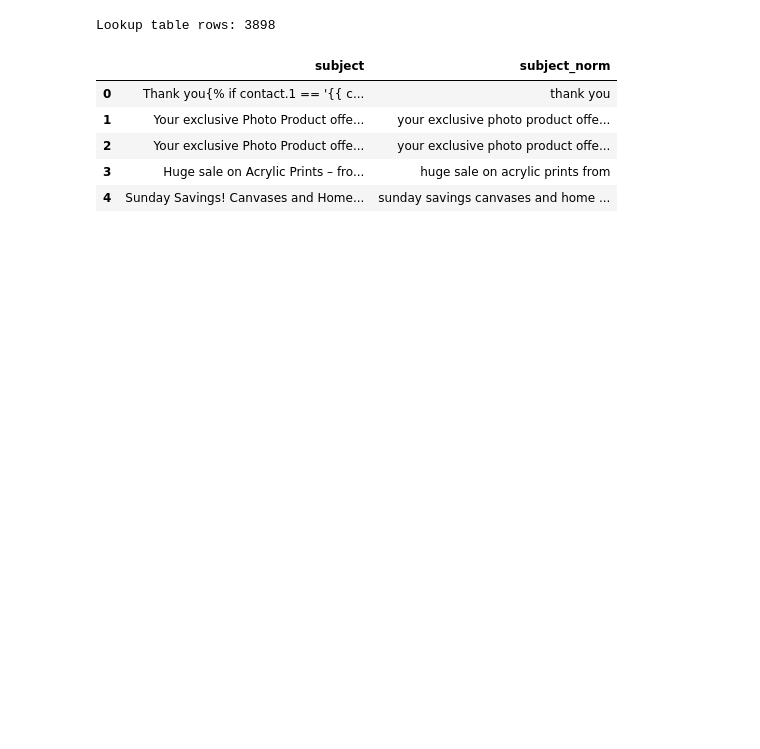
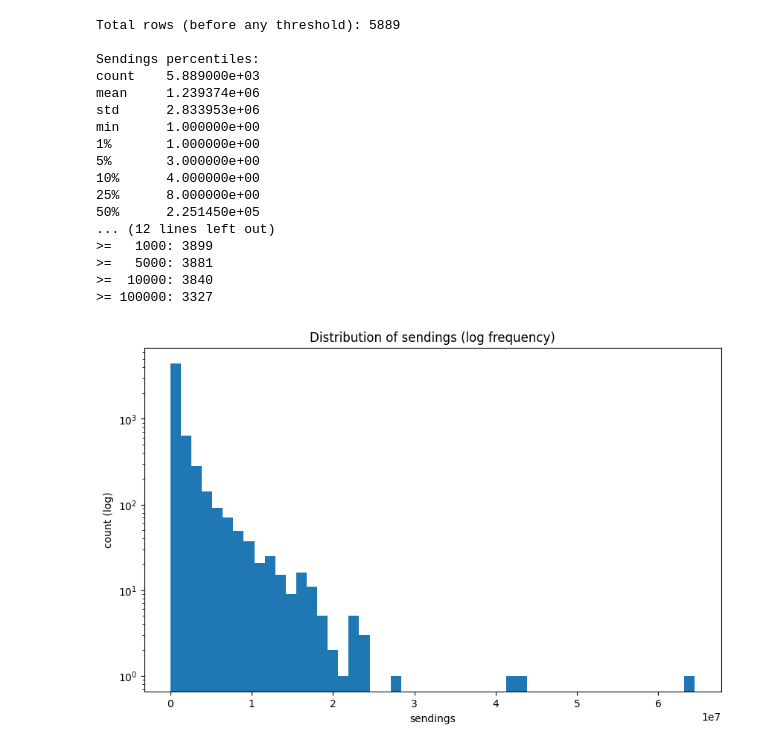
Before and after one commit to ahmedTCG/email-subjects-optimization, a Jupyter notebook: analysis.ipynb, the cells around one changed output. Cells and saved outputs as stored; diff of their text form; code cells hidden in the pictures; blank space fills up the shorter version.

```diff
--- a/analysis.ipynb
+++ b/analysis.ipynb
@@ -92,0 +17,16 @@ plt.show()
+# %%
+# keep only what we need
+df = df[['subject', 'sendings', 'opens', 'open_rate']].copy()
+
+# basic clean
+df['subject'] = df['subject'].astype(str).str.strip()
+df['sendings'] = pd.to_numeric(df['sendings'], errors='coerce')
+df['opens'] = pd.to_numeric(df['opens'], errors='coerce')
+df['open_rate'] = pd.to_numeric(df['open_rate'], errors='coerce')
+
+# drop only truly broken rows
+df = df.dropna(subset=['subject', 'sendings', 'opens'])
+df = df[(df['sendings'] > 0) & (df['opens'] >= 0) & (df['opens'] <= df['sendings'])]
+
+print("Rows after cleaning:", len(df))
+df.head(3)
@@ -162,21 +74,42 @@ Distinct identical subject groups: 753
-# %%
-# Create normalized subject
-df['subject_norm'] = df['subject'].apply(normalize_subject)
-
-# Build lookup table: original subject -> normalized subject
-subject_lookup = (
-    df[['subject', 'subject_norm']]
-    .drop_duplicates()
-    .reset_index(drop=True)
-)
-
-print(f"Lookup table rows: {len(subject_lookup)}")
-subject_lookup.head()
-# %% [output]
-Lookup table rows: 3898
-|  | subject | subject_norm |
-| 0 | Thank you{% if contact.1 == '{{ c... | thank you |
-| 1 | Your exclusive Photo Product offe... | your exclusive photo product offe... |
-| 2 | Your exclusive Photo Product offe... | your exclusive photo product offe... |
-| 3 | Huge sale on Acrylic Prints – fro... | huge sale on acrylic prints from |
-| 4 | Sunday Savings! Canvases and Home... | sunday savings canvases and home ... |
+# %%
+import matplotlib.pyplot as plt
+
+print("Total rows (before any threshold):", len(df))
+
+# Key percentiles of sendings
+print("\nSendings percentiles:")
+print(df['sendings'].describe(percentiles=[.01, .05, .10, .25, .50, .75, .90, .95, .99]))
+
+# How many rows you keep at common thresholds
+thresholds = [50, 100, 200, 500, 1000, 5000, 10000, 100000]
+print("\nRows kept if sendings >= threshold:")
+for t in thresholds:
+    kept = (df['sendings'] >= t).sum()
+    print(f">= {t:>6}: {kept}")
+
+# Histogram (log scale helps with heavy tails)
+plt.figure(figsize=(10,6))
+plt.hist(df['sendings'], bins=50, log=True)
+plt.title("Distribution of sendings (log frequency)")
+plt.xlabel("sendings")
+plt.ylabel("count (log)")
+plt.show()
+# %% [output]
+Total rows (before any threshold): 5889
+
+Sendings percentiles:
+count    5.889000e+03
+mean     1.239374e+06
+std      2.833953e+06
+min      1.000000e+00
+1%       1.000000e+00
+5%       3.000000e+00
+10%      4.000000e+00
+25%      8.000000e+00
+50%      2.251450e+05
+... (12 lines left out)
+>=   1000: 3899
+>=   5000: 3881
+>=  10000: 3840
+>= 100000: 3327
+[figure, added]
```
Also changed, not shown: parts of 15 cells of this notebook, 5 other files.
